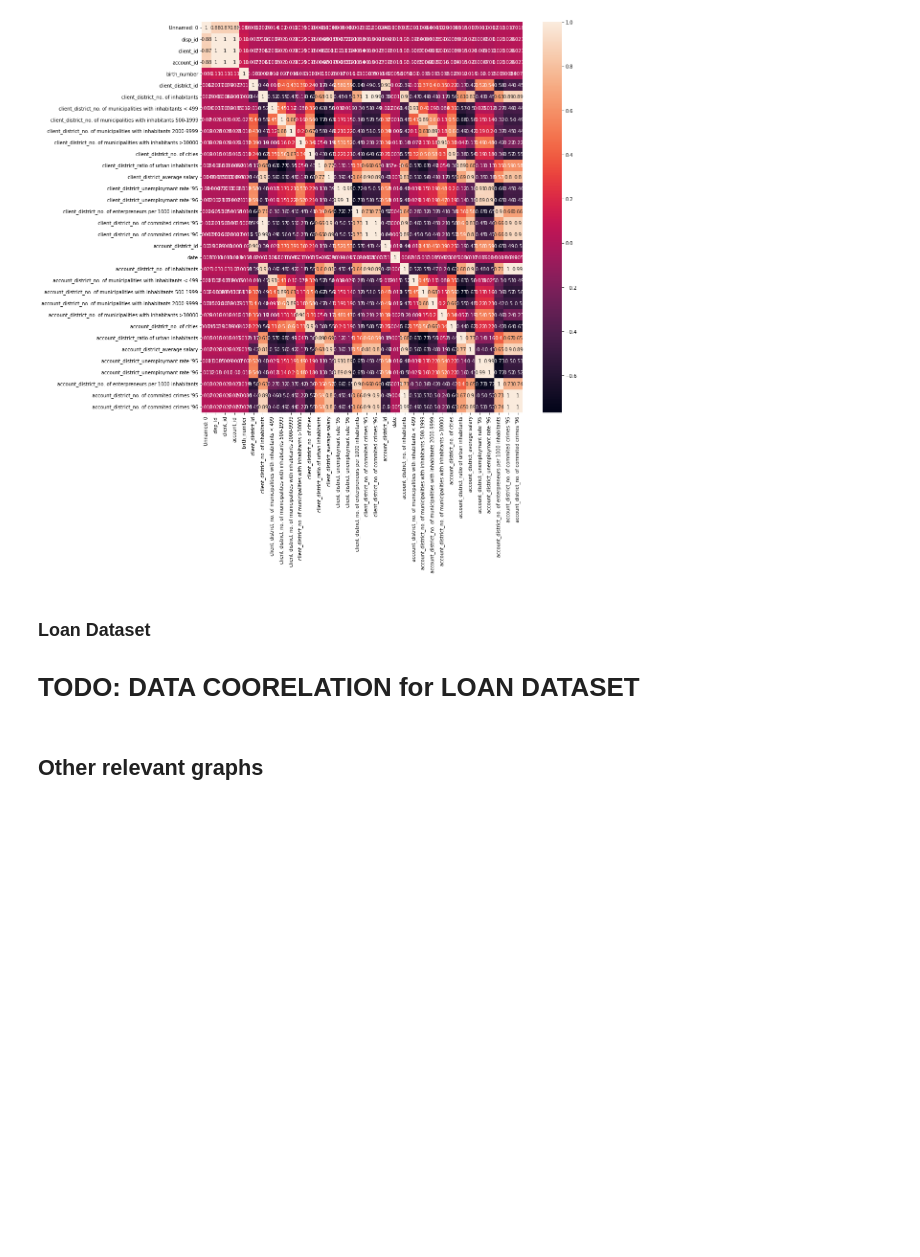
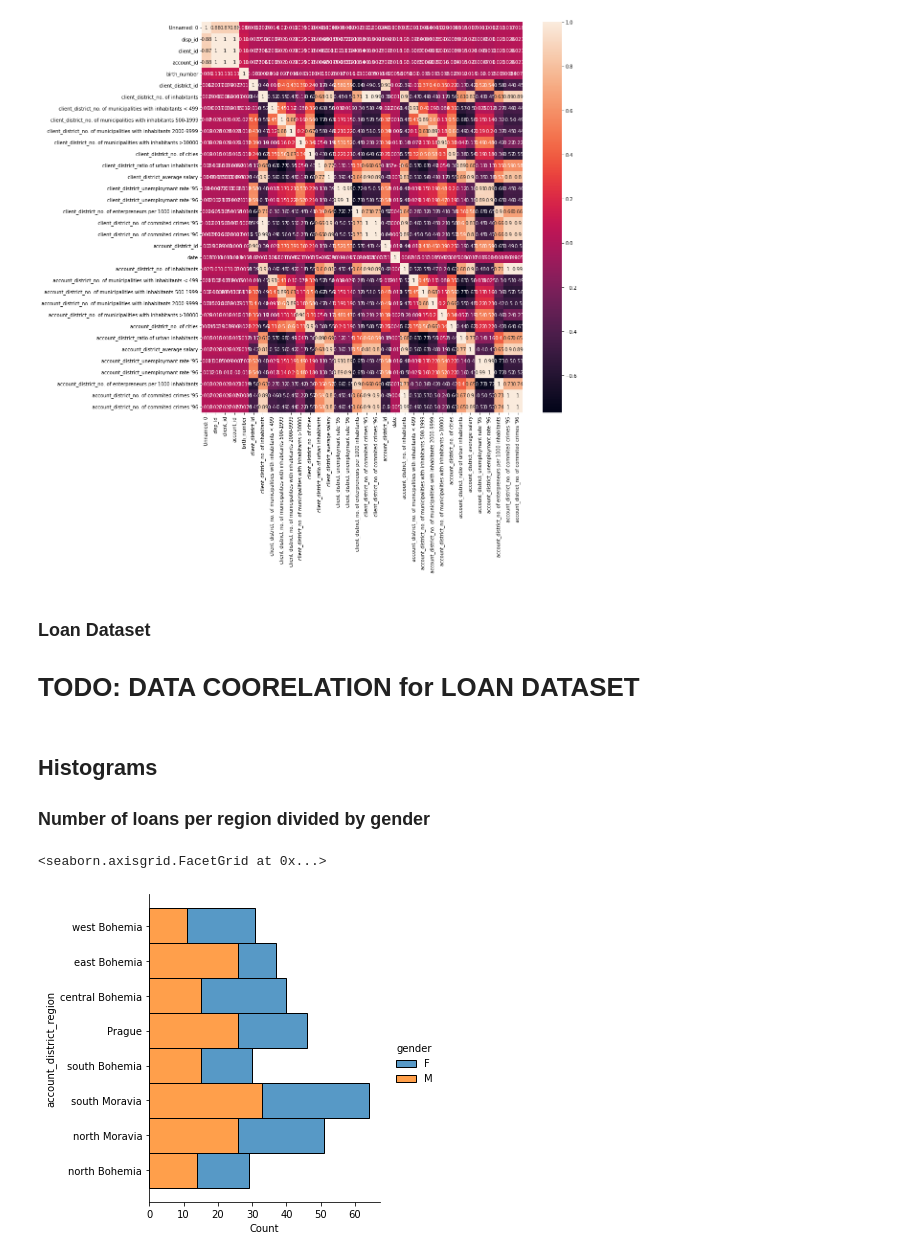
Before and after one commit to claramoreirag/FEUP-AC, a Jupyter notebook: analysis.ipynb, the cells around one changed output. Cells and saved outputs as stored; diff of their text form; code cells hidden in the pictures; blank space fills up the shorter version.

Commit message:
Add graphs for merge

```diff
--- a/analysis.ipynb
+++ b/analysis.ipynb
@@ -625,5 +625,12 @@ plt.show()
 ### Loan Dataset
 
 # TODO: DATA COORELATION for LOAN DATASET
-# %% [markdown]
-## Other relevant graphs
+# %% [markdown]
+## Histograms
+
+### Number of loans per region divided by gender
+# %%
+sns.displot(loan_dataset, y="account_district_region", hue="gender", multiple="stack") #TODO: Aumentar espaço no X
+# %% [output]
+<seaborn.axisgrid.FacetGrid at 0x...>
+[figure, added]
```
Also changed, not shown: parts of 14 cells of this notebook.
